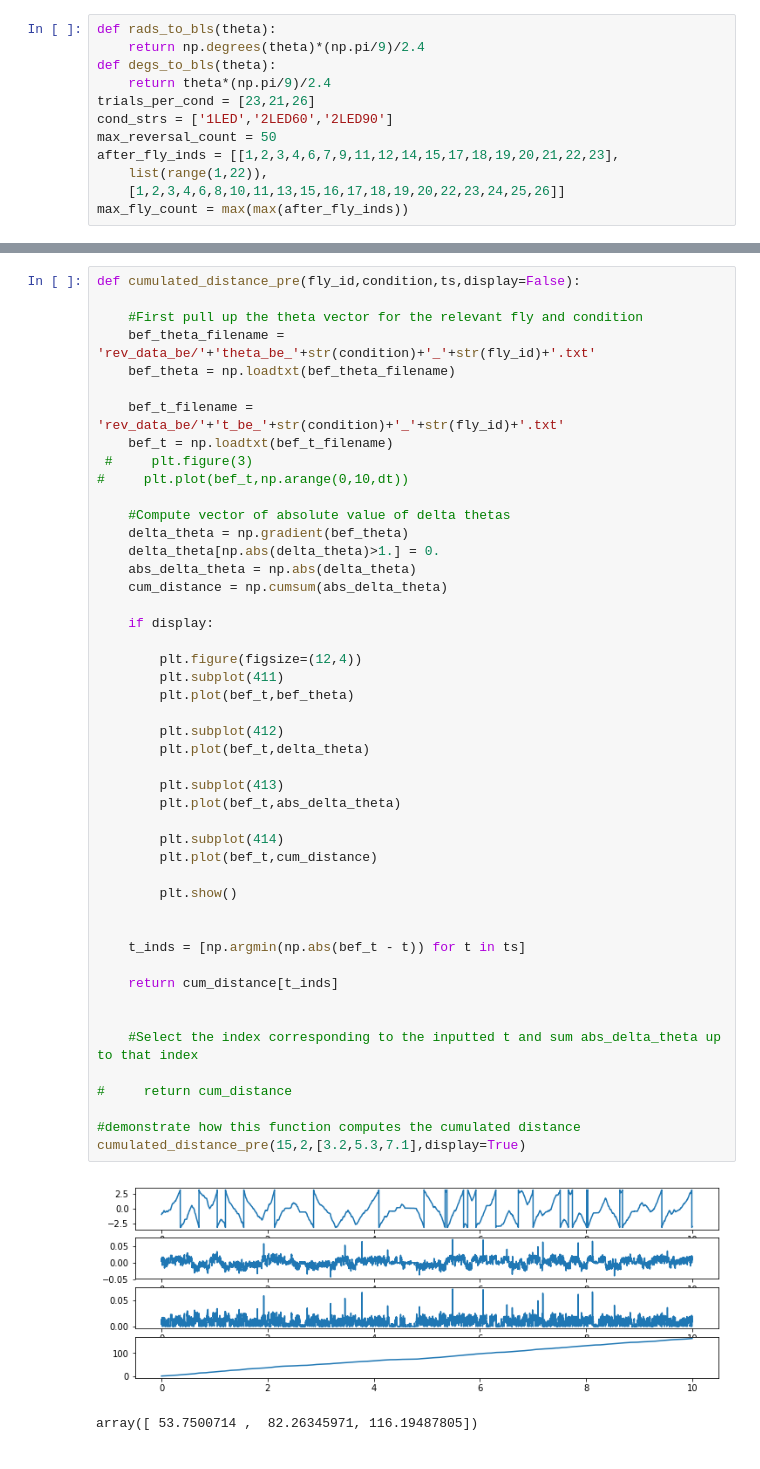
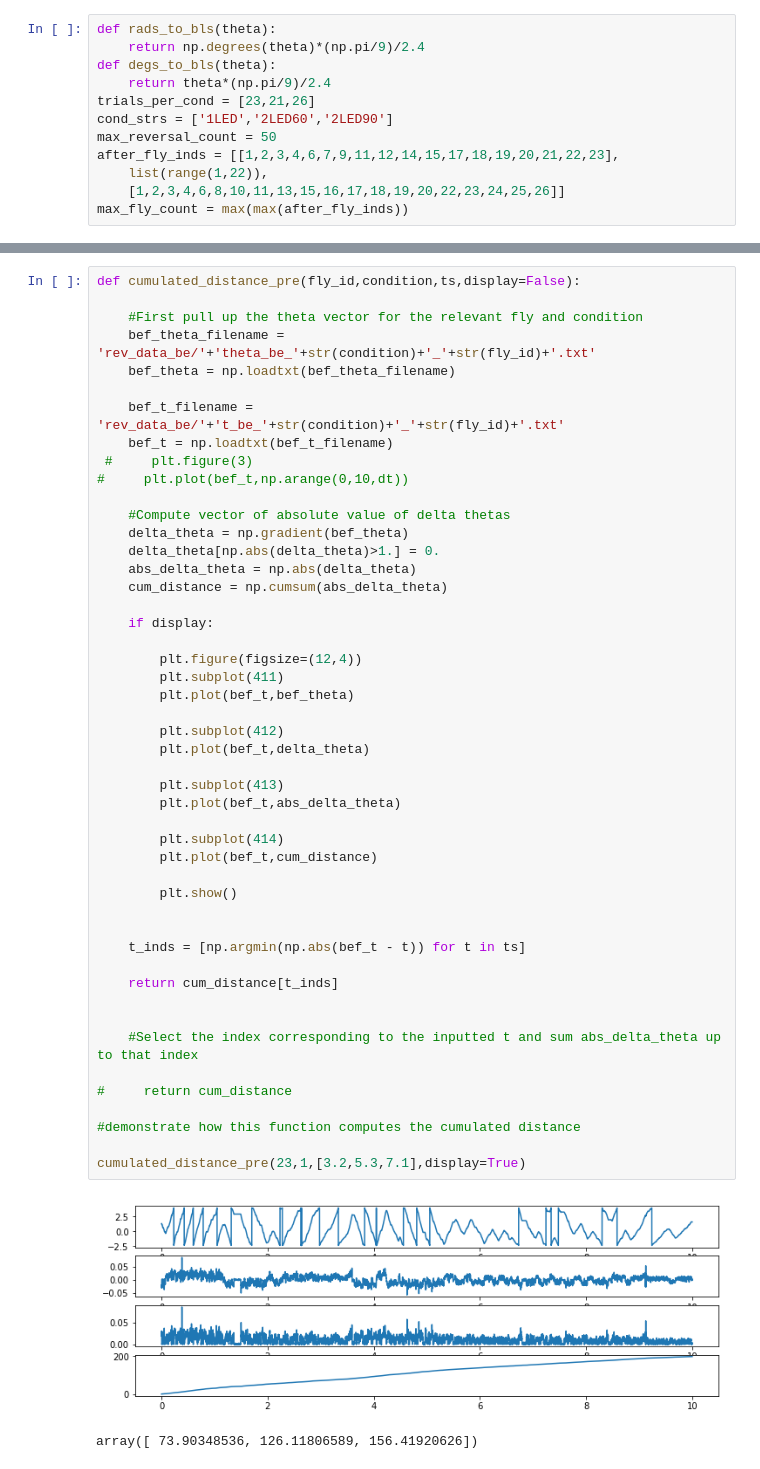
Before and after one commit to annierak/dance_sim, a Jupyter notebook: reversal_rate_comparisons.ipynb, the cells around one changed output, grey strips where cells are left out. Cells and saved outputs as stored; diff of their text form.

```diff
--- a/reversal_rate_comparisons.ipynb
+++ b/reversal_rate_comparisons.ipynb
@@ -156,34 +529,35 @@ def cumulated_distance_pre(fly_id,condition,ts,display=False):
 
     if display:
 
         plt.figure(figsize=(12,4))
         plt.subplot(411)
         plt.plot(bef_t,bef_theta)
 
         plt.subplot(412)
         plt.plot(bef_t,delta_theta)
 
         plt.subplot(413)
         plt.plot(bef_t,abs_delta_theta)
 
         plt.subplot(414)
         plt.plot(bef_t,cum_distance)
 
         plt.show()
 
 
     t_inds = [np.argmin(np.abs(bef_t - t)) for t in ts]
 
     return cum_distance[t_inds]
 
 
     #Select the index corresponding to the inputted t and sum abs_delta_theta up to that index
 
 #     return cum_distance
 
 #demonstrate how this function computes the cumulated distance
-cumulated_distance_pre(15,2,[3.2,5.3,7.1],display=True)
+
+cumulated_distance_pre(23,1,[3.2,5.3,7.1],display=True)
 # %% [output]
-[figure, old version]
+[figure, new version]
-array([ 53.7500714 ,  82.26345971, 116.19487805])
+array([ 73.90348536, 126.11806589, 156.41920626])
 # %%
```
Also changed, not shown: parts of 10 cells of this notebook.
